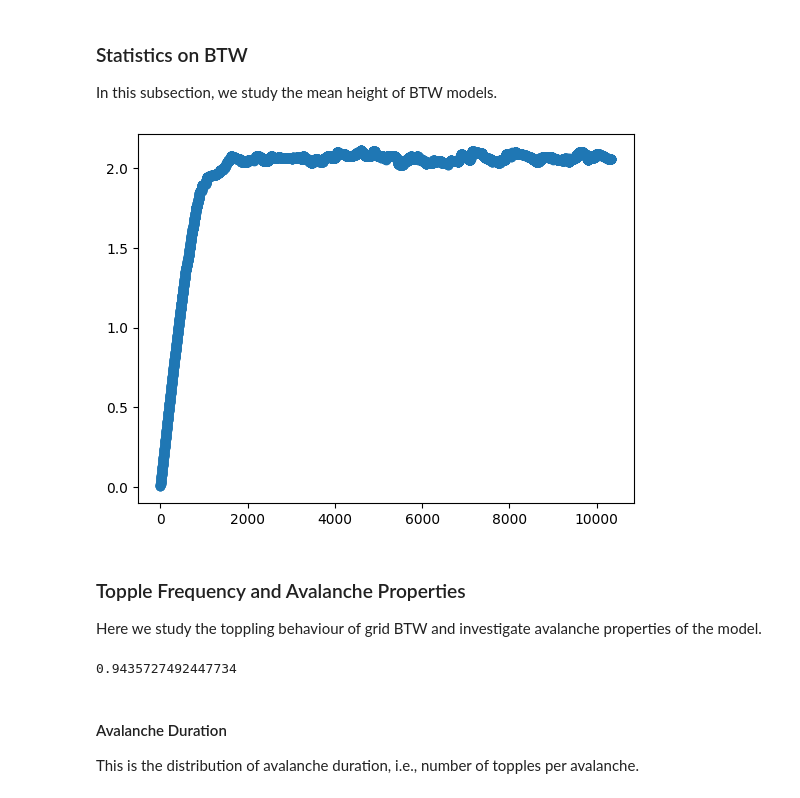
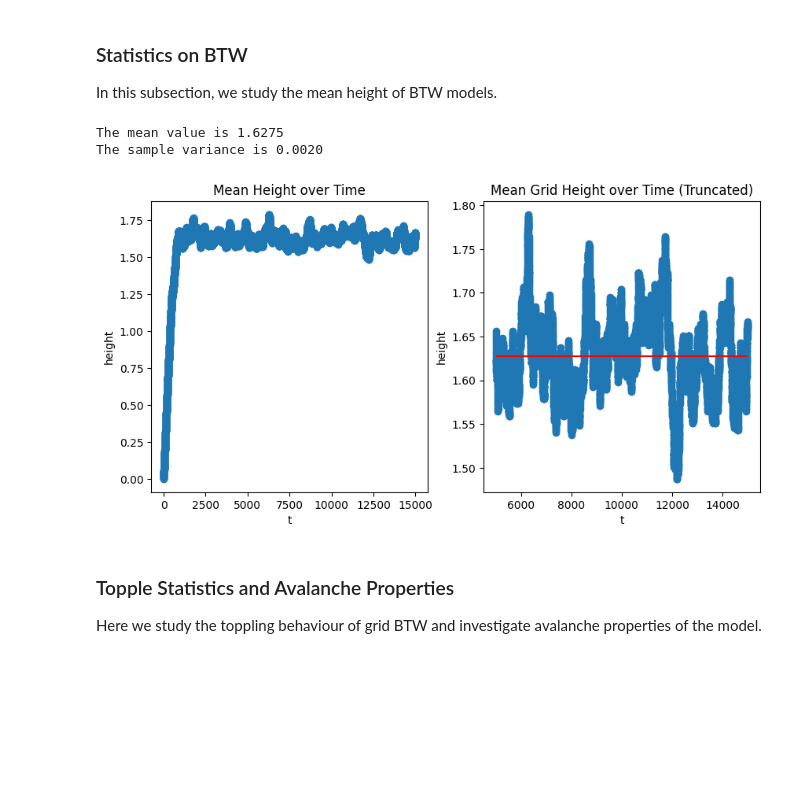
Before and after one commit to davidc789/sow, a Jupyter notebook: explore.ipynb, the cells around one changed output. Drawn from its saved outputs; the diff is of its cells as text; code cells hidden in the pictures; blank space fills up the shorter version.

```diff
--- a/explore.ipynb
+++ b/explore.ipynb
@@ -83,7 +95,7 @@ model.visualise_grid(99, 99)
 In this subsection, we study the mean height of BTW models.
 # %%
 # Make a grid graph and create the model.
-graph, boundary = sow.make_grid_graph(20, 20)
+graph, boundary = sow.make_grid_graph(19, 19)
 model = sow.Model(graph=graph, boundary_vertices=boundary)
 
 # Add the mean collector listener.
@@ -92,16 +104,38 @@ model.add_listener([mean_collector])
 
 # No more listeners since they will slow it down. We are only interested in the
 # final image anyway, at this stage.
-model.simulate(10_000)
+model.simulate(15_000)
+mean_height = mean_collector.value_history
 # %%
+fig, ax = plt.subplots(ncols=2)
+
 # Plots the result as a graph.
-plt.scatter(np.arange(0, len(mean_collector.value_history)),
-            mean_collector.value_history)
-plt.show()
+ax[0].scatter(np.arange(0, len(mean_height)), mean_height)
+ax[0].set_title("Mean Height over Time")
+ax[0].set_xlabel("t")
+ax[0].set_ylabel("height")
+
+# Let us focus on the flat tail.
+ax[1].scatter(np.arange(0, len(mean_height))[5000:], mean_height[5000:])
+ax[1].hlines(np.mean(mean_height[5000:]), 5000, len(mean_height), color="r")
+ax[1].set_title("Mean Grid Height over Time (Truncated)")
+ax[1].set_xlabel("t")
+ax[1].set_ylabel("height")
+
+# Display the figure
+fig.set_figwidth(10)
+fig.show()
+fig.savefig("out/grid_mean_height.jpg")
+
+# Prints the mean and variance of the truncated plot.
+print(f"The mean value is {np.mean(mean_height[5000:]):.4f}")
+print(f"The sample variance is {np.var(mean_height[5000:]):.4f}")
 # %% [output]
+The mean value is 1.6275
+The sample variance is 0.0020
-[figure, old version]
+[figure, new version]
 # %% [markdown]
-### Topple Frequency and Avalanche Properties
+### Topple Statistics and Avalanche Properties
 
 Here we study the toppling behaviour of grid BTW and investigate avalanche
 properties of the model.
@@ -128,10 +163,0 @@ model.simulate(10_000_000)
-# %%
-# This is the proportion of time attributed to toppling.
-np.mean(topple_occurrence_collector.value_history)
-# %% [output]
-0.9435727492447734
-# %% [markdown]
-#### Avalanche Duration
-
-This is the distribution of avalanche duration, i.e., number of topples per
-avalanche.
```
Also changed, not shown: parts of 29 cells of this notebook, 1 other file.
